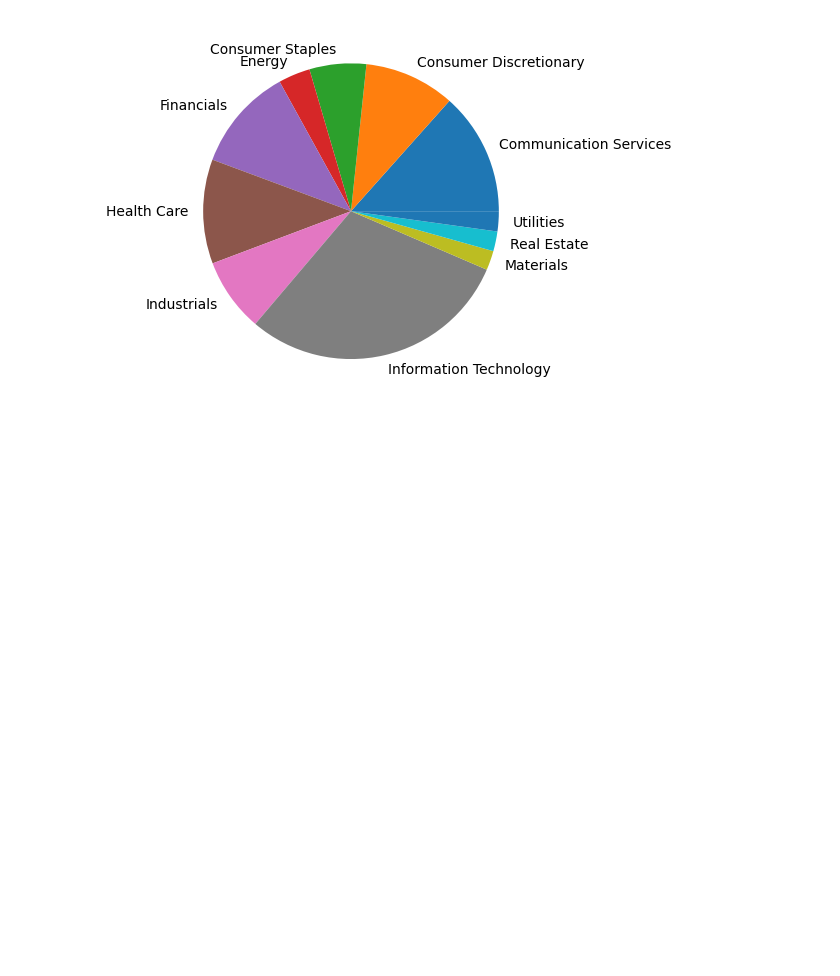
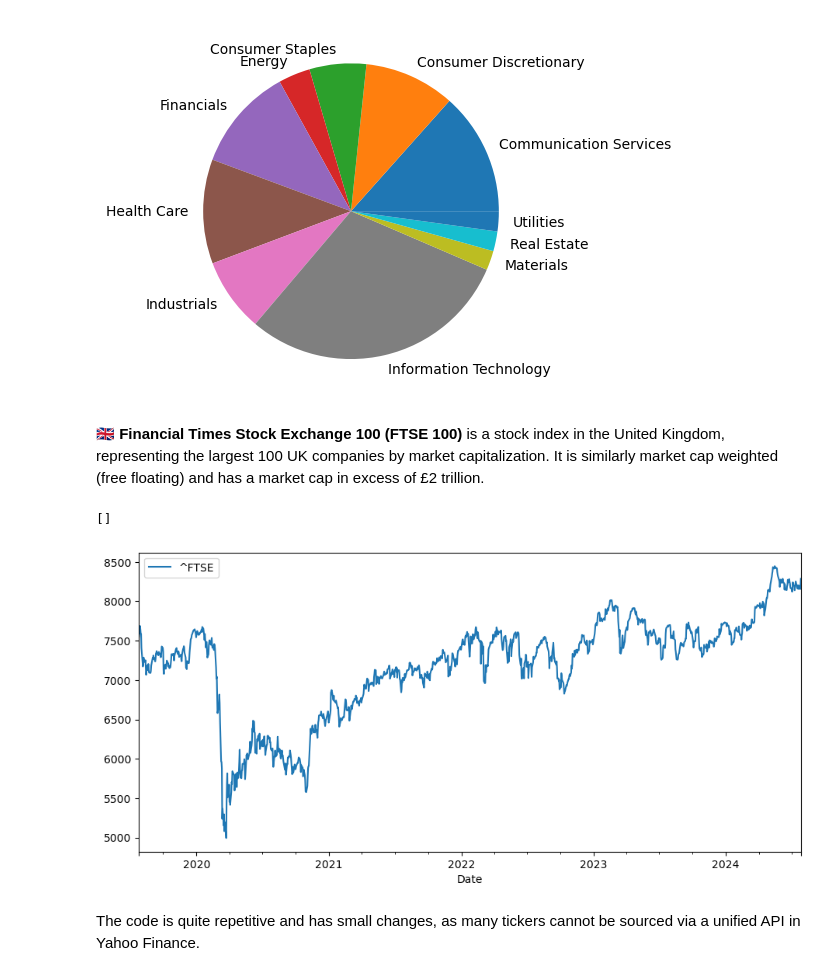
Before and after one commit to christianatanasov/algodisco, a Jupyter notebook: finance/index.ipynb, the cells around one changed output. Cells and saved outputs as stored; diff of their text form; code cells hidden in the pictures; blank space fills up the shorter version.

Commit message:
Index v3

```diff
--- a/finance/index.ipynb
+++ b/finance/index.ipynb
@@ -83,3 +83,13 @@ sp500.groupby('GICS Sector')['WEIGHT'].sum().plot.pie(label='')
 plt.show()
 # %% [output]
 [figure]
+# %% [markdown]
+🇬🇧 <b>Financial Times Stock Exchange 100 (FTSE 100) </b> is a stock index in the United Kingdom, representing the largest 100 UK companies by market capitalization. It is similarly market cap weighted (free floating) and has a market cap in excess of £2 trillion.
+# %%
+get_yf_ts('^FTSE', '5y', '1d').plot(figsize=(11,5))
+plt.plot()
+# %% [output]
+[]
+[figure, added]
+# %% [markdown]
+The code is quite repetitive and has small changes, as many tickers cannot be sourced via a unified API in Yahoo Finance.
```
Also changed, not shown: parts of 9 cells of this notebook, 1 other file.
